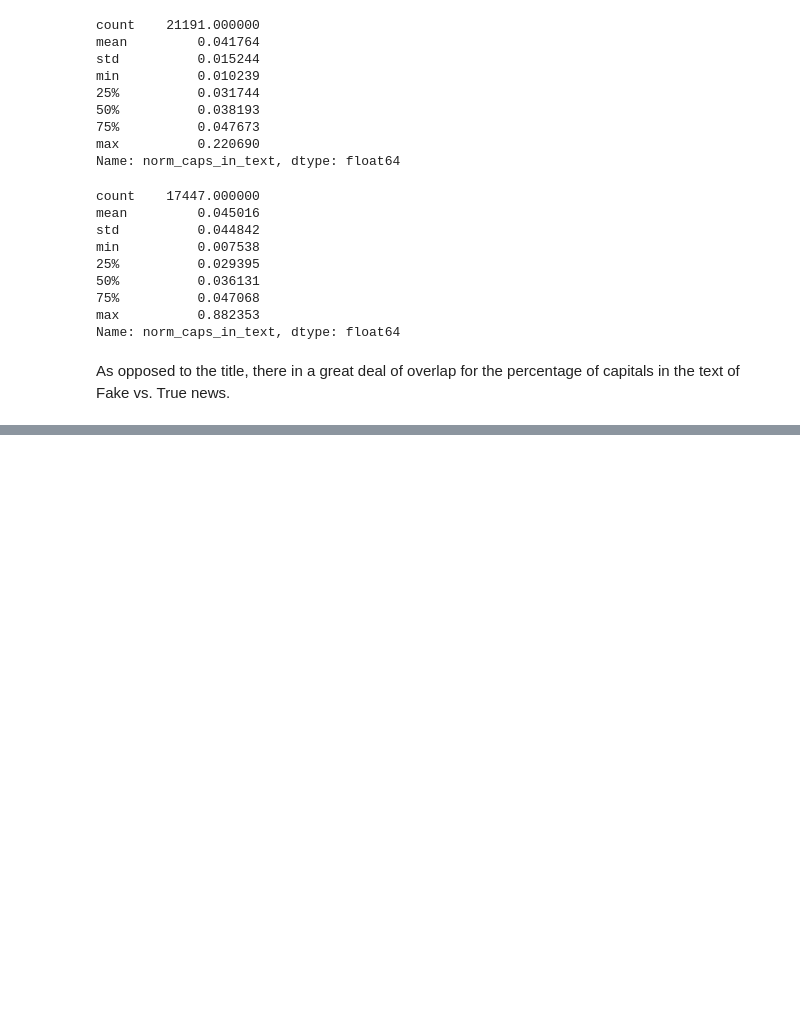
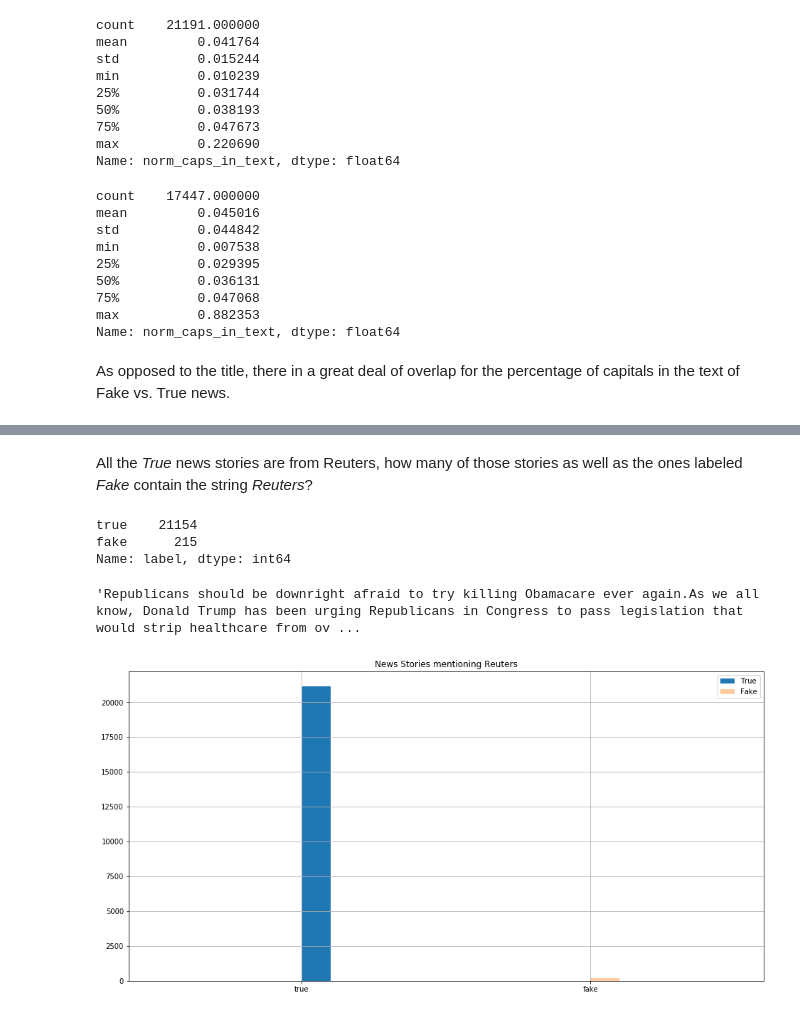
Before and after one commit to merb92/fake-news-classification, a Jupyter notebook: notebooks/eda.ipynb, the cells around one changed output, grey strips where cells are left out. Drawn from its saved outputs; the diff is of its cells as text; code cells hidden in the pictures; blank space fills up the shorter version.

Commit message:
Add EDA for news referencing Reuters

```diff
--- a/notebooks/eda.ipynb
+++ b/notebooks/eda.ipynb
@@ -480,13 +481,13 @@ All the instances outside the 2016 to 2017 range are labeled Fake.  Given that t
 # %% [markdown]
 ## Helper Functions
 # %%
-def show_hist_for_col(column, title):
+def show_hist_for_col(df, column, title):
     """
     Display a histogram for a column in a dataframe, splitting the data by label.
     """
     plt.figure(figsize=(16,8))
-    df_clean[df_clean.label == 'true'][column].hist(label='True')
-    df_clean[df_clean.label == 'fake'][column].hist(alpha=0.4, label='Fake')
+    df[df.label == 'true'][column].hist(label='True')
+    df[df.label == 'fake'][column].hist(alpha=0.4, label='Fake')
     plt.title(title)
     plt.legend()
     plt.show()
@@ -719,0 +725,25 @@ As opposed to the title, there in a great deal of overlap for the percentage of
+# %% [markdown]
+All the *True* news stories are from Reuters, how many of those stories as well as the ones labeled *Fake* contain the string *Reuters*?
+# %%
+def check_string_for(substring, fullstring):
+    """Check if the substring is in the fullstring"""
+    if search(substring, fullstring):
+        return True
+    else:
+        return False
+# %%
+df_reuters = df_clean[df_clean.text.apply(lambda news_text: check_string_for('Reuters', news_text))]
+# %%
+df_reuters.label.value_counts()
+# %% [output]
+true    21154
+fake      215
+Name: label, dtype: int64
+# %%
+df_reuters.iloc[0]['text']
+# %% [output]
+'Republicans should be downright afraid to try killing Obamacare ever again.As we all know, Donald Trump has been urging Republicans in Congress to pass legislation that would strip healthcare from ov ...
+# %%
+show_hist_for_col(df_reuters, 'label', "News Stories mentioning Reuters")
+# %% [output]
+[figure, added]
```
Also changed, not shown: parts of 13 cells of this notebook.
